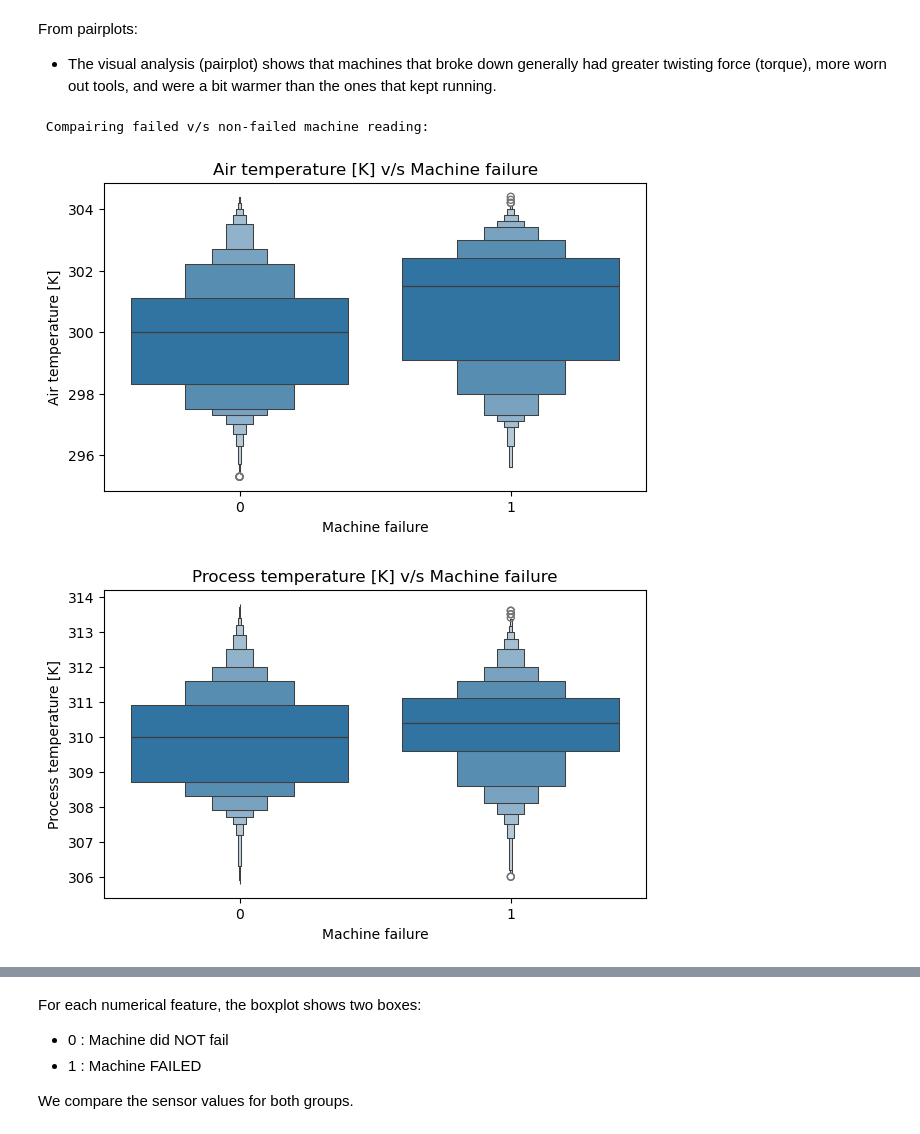
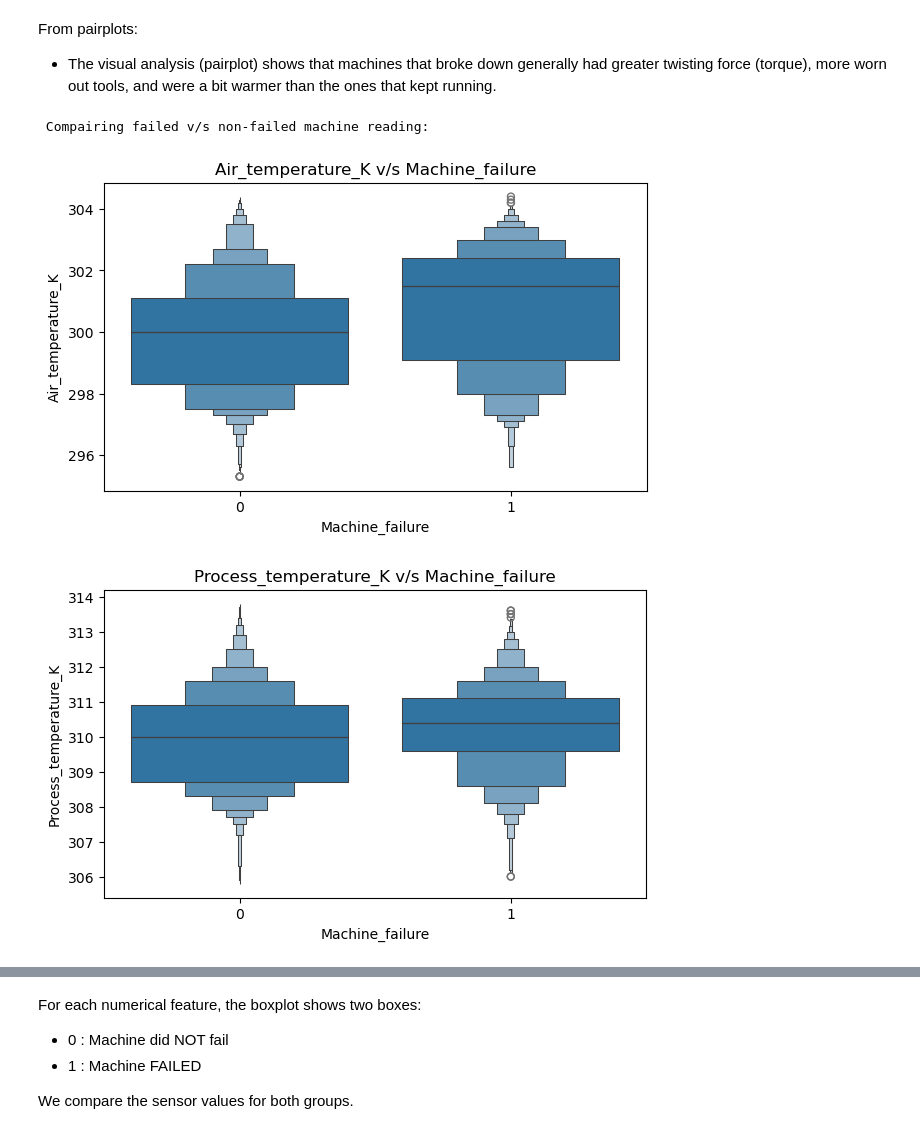
Before and after one commit to Sourabh2808/Machine-Learning, a Jupyter notebook: Machine Failure Classification Project/MFCP.ipynb, the cells around one changed output, grey strips where cells are left out. Drawn from its saved outputs; the diff is of its cells as text; code cells hidden in the pictures.

```diff
--- a/Machine Failure Classification Project/MFCP.ipynb
+++ b/Machine Failure Classification Project/MFCP.ipynb
@@ -217,5 +217,13 @@ print(df.duplicated().sum())
 # %% [output]
 Duplicates of the dataset:
 0
+# %%
+df.columns = (
+    df.columns
+    .astype(str)
+    .str.replace(r"[\[\]\s]+", "_", regex=True)
+    .str.replace(r"_+", "_", regex=True)
+    .str.strip("_")
+)
 # %%
 import numpy as np
@@ -222,6 +237,6 @@ import numpy as np
 # %%
 # New feature
-df['Power'] = (2 * np.pi * df['Torque [Nm]'] * df['Rotational speed [rpm]']) / (60 * 1000)
+df['Power'] = (2 * np.pi * df['Torque_Nm'] * df['Rotational_speed_rpm']) / (60 * 1000)
 # %%
 df.columns
 # %% [output]
@@ -234,8 +249,8 @@ Index(['Product ID', 'Type', 'Air temperature [K]', 'Process temperature [K]',
     Y : Target feature : Machine failure
     X : All remaining features
 # %%
-X = df.drop(columns=['Machine failure']) # Drop target column → Independent features
-Y = df[['Machine failure']] # Target variable
+X = df.drop(columns=['Machine_failure']) # Drop target column → Independent features
+Y = df[['Machine_failure']] # Target variable
 # %%
 print("\n🔹 Independent Features (X):")
 display(X.head())
@@ -349,6 +364,6 @@ Index(['Product ID', 'Type', 'Air temperature [K]', 'Process temperature [K]',
       dtype='object')
 # %%
-num_features = ["Air temperature [K]","Process temperature [K]","Rotational speed [rpm]","Torque [Nm]", "Tool wear [min]"]
+num_features = ["Air_temperature_K","Process_temperature_K","Rotational_speed_rpm","Torque_Nm", "Tool_wear_min"]
 # %%
 print("\nPlotting Histograms:")
 
@@ -404,12 +418,12 @@ From pairplots:
 # %%
 print("\n Compairing failed v/s non-failed machine reading:")
 
 for col in num_features:
     plt.figure(figsize=(7,4))
-    sns.boxenplot(data=df,x="Machine failure",y=col)
-    plt.title(f"{col} v/s Machine failure")
+    sns.boxenplot(data=df,x="Machine_failure",y=col)
+    plt.title(f"{col} v/s Machine_failure")
     plt.show()
 # %% [output]
  Compairing failed v/s non-failed machine reading:
-[figure, old version]
+[figure, new version]
-[figure, old version]
+[figure, new version]
```
Also changed, not shown: parts of 50 cells of this notebook, 2 other files.
